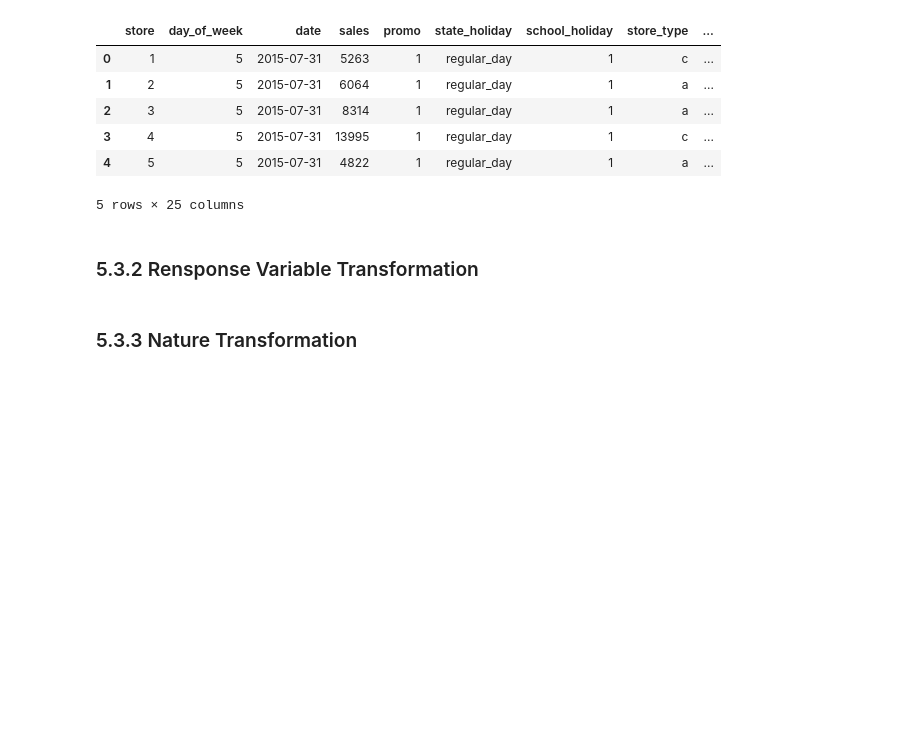
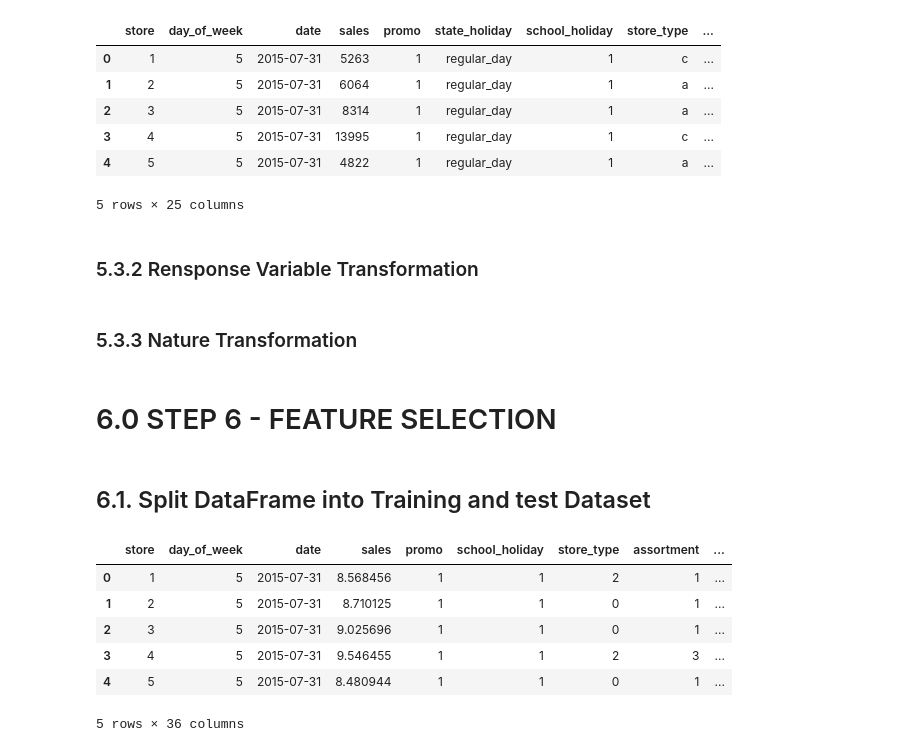
Before and after one commit to jhmartire/ds_production, a Jupyter notebook: m04_v01_store_sales_prediction.ipynb, the cells around one changed output. Cells and saved outputs as stored; diff of their text form; code cells hidden in the pictures; blank space fills up the shorter version.

```diff
--- a/m04_v01_store_sales_prediction.ipynb
+++ b/m04_v01_store_sales_prediction.ipynb
@@ -1191,3 +1204,5 @@ df5['day_cos'] = df5['day'].apply( lambda x: np.cos( x * ( 2. * np.pi/30 ) ) )
 # Week of Year
 df5['week_of_year_sin'] = df5['week_of_year'].apply( lambda x: np.sin( x * ( 2. * np.pi/52 ) ) )
 df5['week_of_year_cos'] = df5['week_of_year'].apply( lambda x: np.cos( x * ( 2. * np.pi/52 ) ) )
+# %% [markdown]
+# 6.0  STEP 6 - FEATURE SELECTION
@@ -1193,0 +1211,12 @@ df5['week_of_year_cos'] = df5['week_of_year'].apply( lambda x: np.cos( x * ( 2.
+# %% [markdown]
+## 6.1. Split DataFrame into Training and test Dataset
+# %%
+df5.head()
+# %% [output]
+|  | store | day_of_week | date | sales | promo | school_holiday | store_type | assortment | ... |
+| 0 | 1 | 5 | 2015-07-31 | 8.568456 | 1 | 1 | 2 | 1 | ... |
+| 1 | 2 | 5 | 2015-07-31 | 8.710125 | 1 | 1 | 0 | 1 | ... |
+| 2 | 3 | 5 | 2015-07-31 | 9.025696 | 1 | 1 | 0 | 1 | ... |
+| 3 | 4 | 5 | 2015-07-31 | 9.546455 | 1 | 1 | 2 | 3 | ... |
+| 4 | 5 | 5 | 2015-07-31 | 8.480944 | 1 | 1 | 0 | 1 | ... |
+5 rows × 36 columns
```
Also changed, not shown: parts of 17 cells of this notebook.
